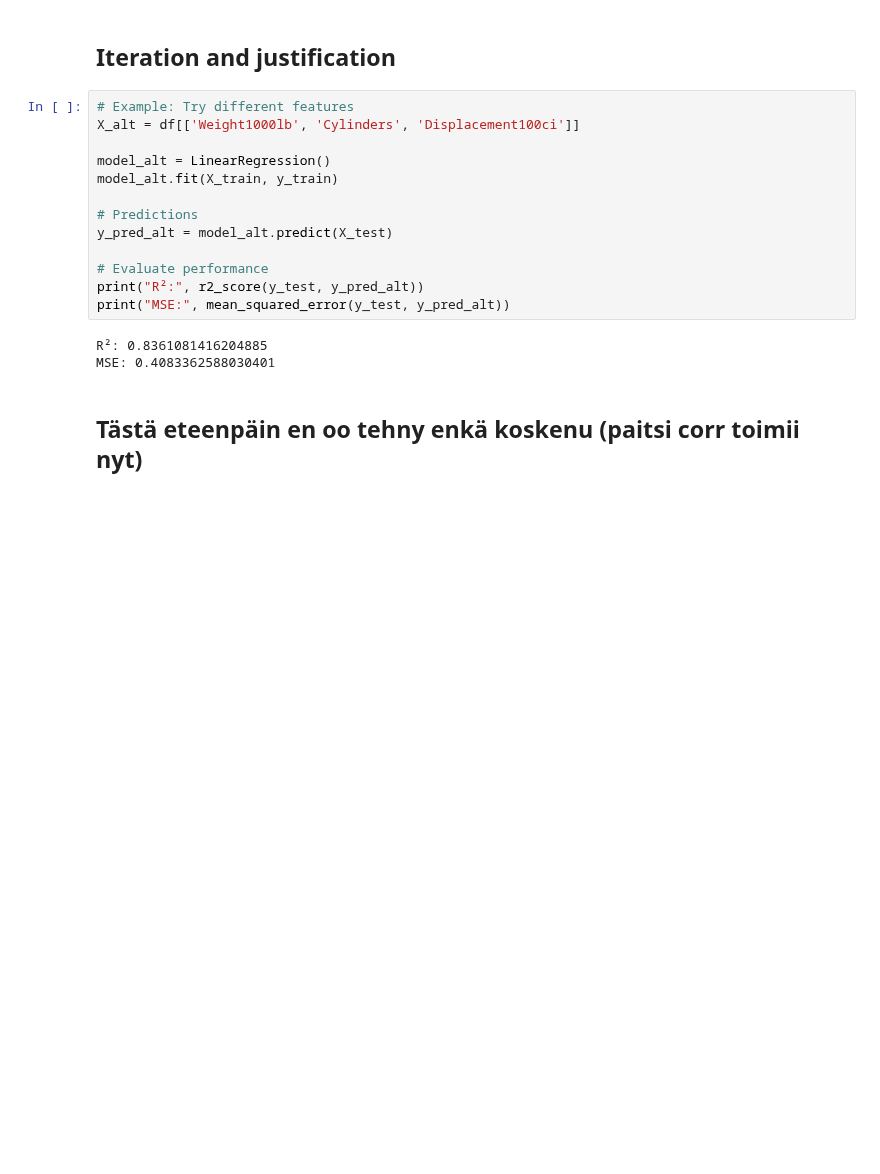
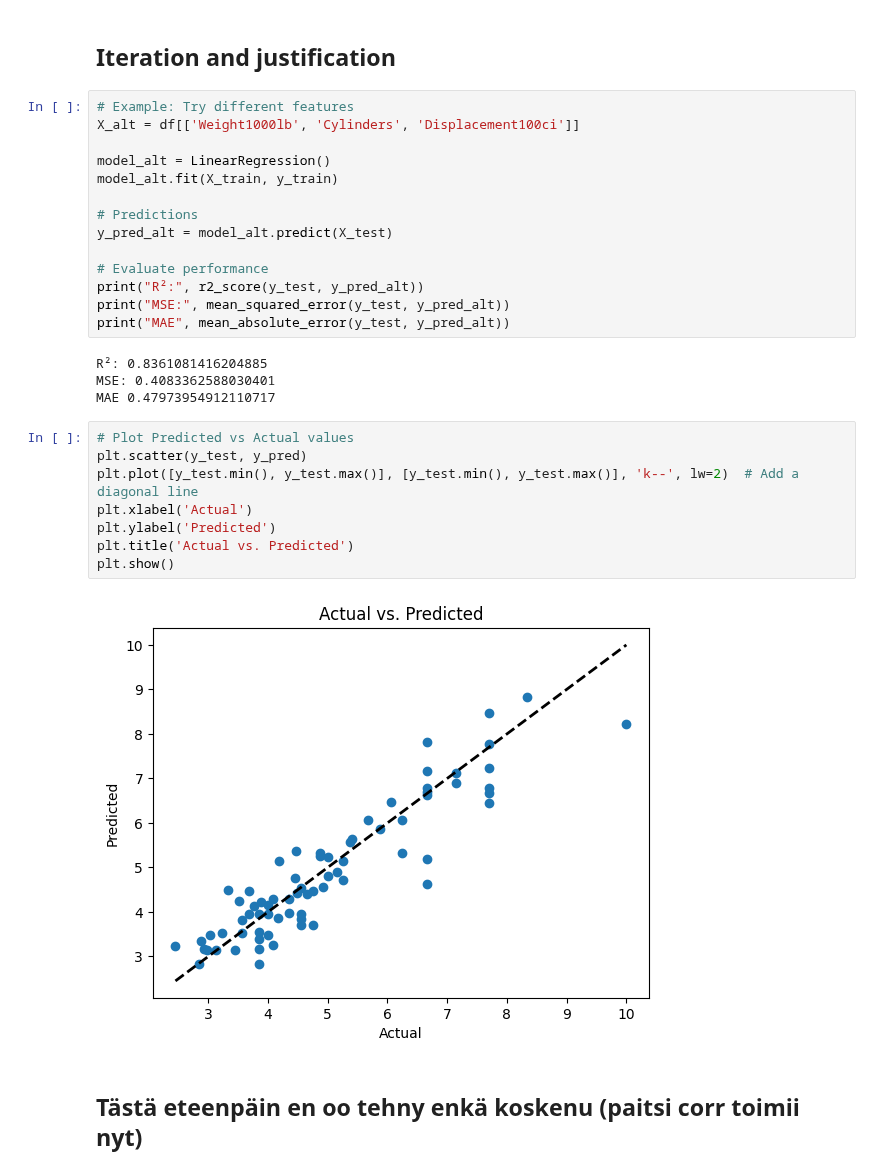
Before and after one commit to jemlau/PredictiveAnalyticsWithPython, a Jupyter notebook: Topic4/LinearRegression_for_AutoMPG_data_v2.ipynb, the cells around one changed output. Cells and saved outputs as stored; diff of their text form; blank space fills up the shorter version.

```diff
--- a/Topic4/LinearRegression_for_AutoMPG_data_v2.ipynb
+++ b/Topic4/LinearRegression_for_AutoMPG_data_v2.ipynb
@@ -151,9 +172,21 @@ y_pred_alt = model_alt.predict(X_test)
 # Evaluate performance
 print("R²:", r2_score(y_test, y_pred_alt))
 print("MSE:", mean_squared_error(y_test, y_pred_alt))
+print("MAE", mean_absolute_error(y_test, y_pred_alt))
 # %% [output]
 R²: 0.8361081416204885
 MSE: 0.4083362588030401
+MAE 0.47973954912110717
+# %%
+# Plot Predicted vs Actual values
+plt.scatter(y_test, y_pred)
+plt.plot([y_test.min(), y_test.max()], [y_test.min(), y_test.max()], 'k--', lw=2)  # Add a diagonal line
+plt.xlabel('Actual')
+plt.ylabel('Predicted')
+plt.title('Actual vs. Predicted')
+plt.show()
+# %% [output]
+[figure, added]
 # %% [markdown]
 ## Tästä eteenpäin en oo tehny enkä koskenu (paitsi corr toimii nyt)
 # %%
```
Also changed, not shown: parts of 4 cells of this notebook.
